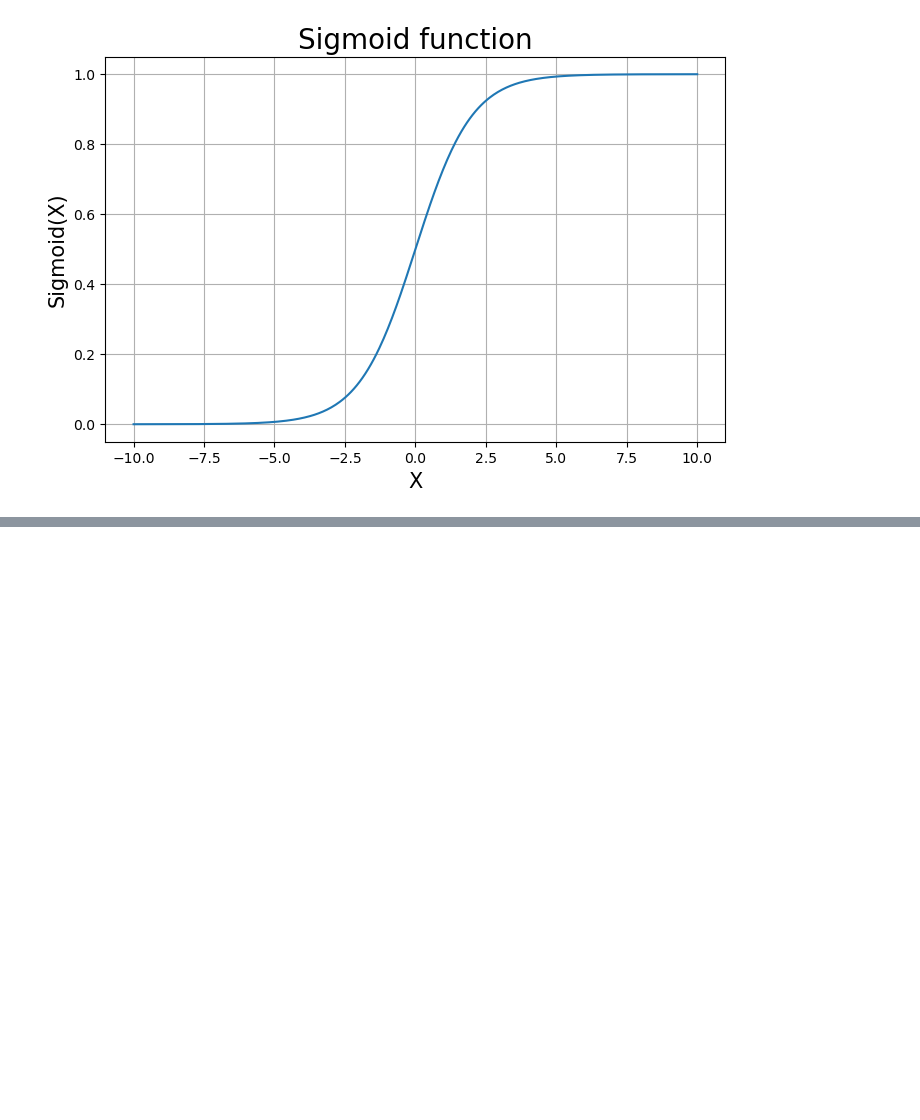
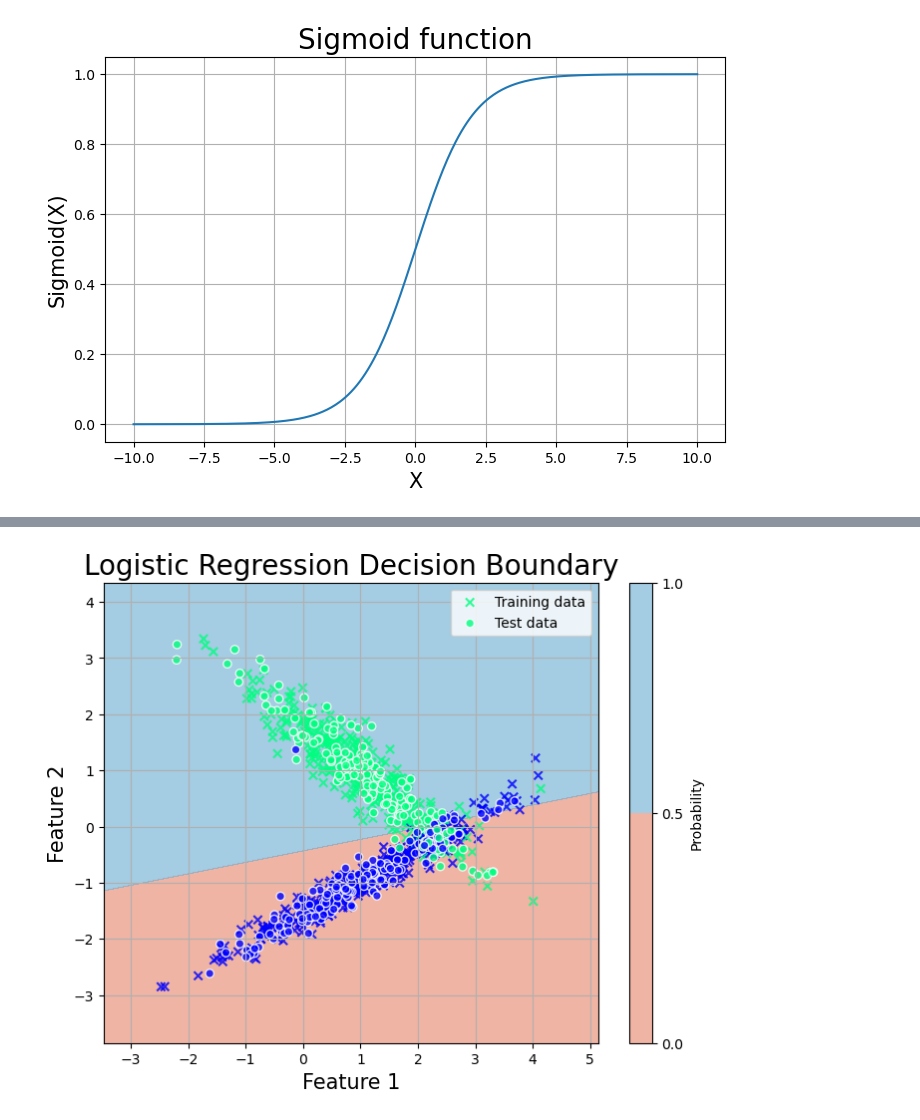
Before and after one commit to Yujingoto/EEG-Analysis, a Jupyter notebook: Math/Statistics/codes.ipynb, the cells around one changed output, grey strips where cells are left out. Saved outputs shown, nothing was run; the diff lists cells and outputs as text; code cells hidden in the pictures; blank space fills up the shorter version.

Commit message:
logistic regression

```diff
--- a/Math/Statistics/codes.ipynb
+++ b/Math/Statistics/codes.ipynb
@@ -318,0 +68,34 @@ plt.savefig('../figures/kld.png')
+# %%
+# ランダムな2値分類データセットの生成
+X, y = make_classification(n_samples=1000, n_features=2, n_informative=2, n_redundant=0, n_clusters_per_class=1, random_state=42)
+
+# データをトレーニングセットとテストセットに分割
+X_train, X_test, y_train, y_test = train_test_split(X, y, test_size=0.3, random_state=42)
+
+# ロジスティック回帰モデルの作成とトレーニング
+model = LogisticRegression()
+model.fit(X_train, y_train)
+
+# モデルの回帰線と決定境界をプロットするための設定
+x_min, x_max = X[:, 0].min() - 1, X[:, 0].max() + 1
+y_min, y_max = X[:, 1].min() - 1, X[:, 1].max() + 1
+xx, yy = np.meshgrid(np.linspace(x_min, x_max, 500), np.linspace(y_min, y_max, 500))
+
+# モデルによる決定境界
+Z = model.predict_proba(np.c_[xx.ravel(), yy.ravel()])[:, 1]
+Z = Z.reshape(xx.shape)
+
+# 図のプロット
+plt.figure(figsize=(8, 6))
+plt.contourf(xx, yy, Z, levels=[0, 0.5, 1], cmap='RdBu', alpha=0.6)
+plt.colorbar(label='Probability')
+plt.scatter(X_train[:, 0], X_train[:, 1], c=y_train, cmap='winter', marker='x',edgecolors='k', alpha=0.8, label='Training data')
+plt.scatter(X_test[:, 0], X_test[:, 1], c=y_test, cmap='winter', edgecolors='white', alpha=0.8, label='Test data')
+plt.title('Logistic Regression Decision Boundary', fontsize=20)
+plt.xlabel('Feature 1', fontsize=15)
+plt.ylabel('Feature 2', fontsize=15)
+plt.legend()
+plt.grid(True)
+plt.savefig('../figures/logistic2.png')
+# %% [output]
+[figure, added]
```
Also changed, not shown: parts of 20 cells of this notebook, 4 other files.
